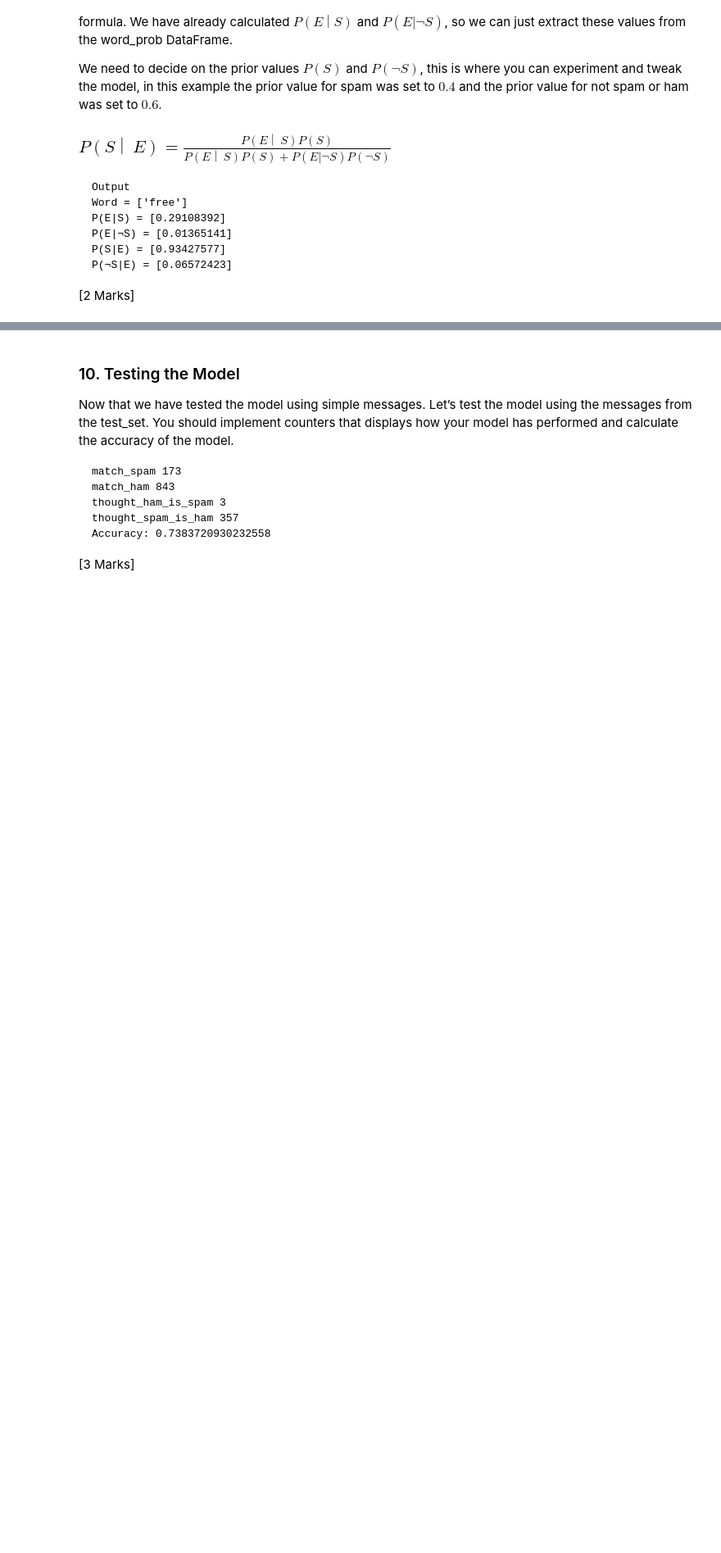
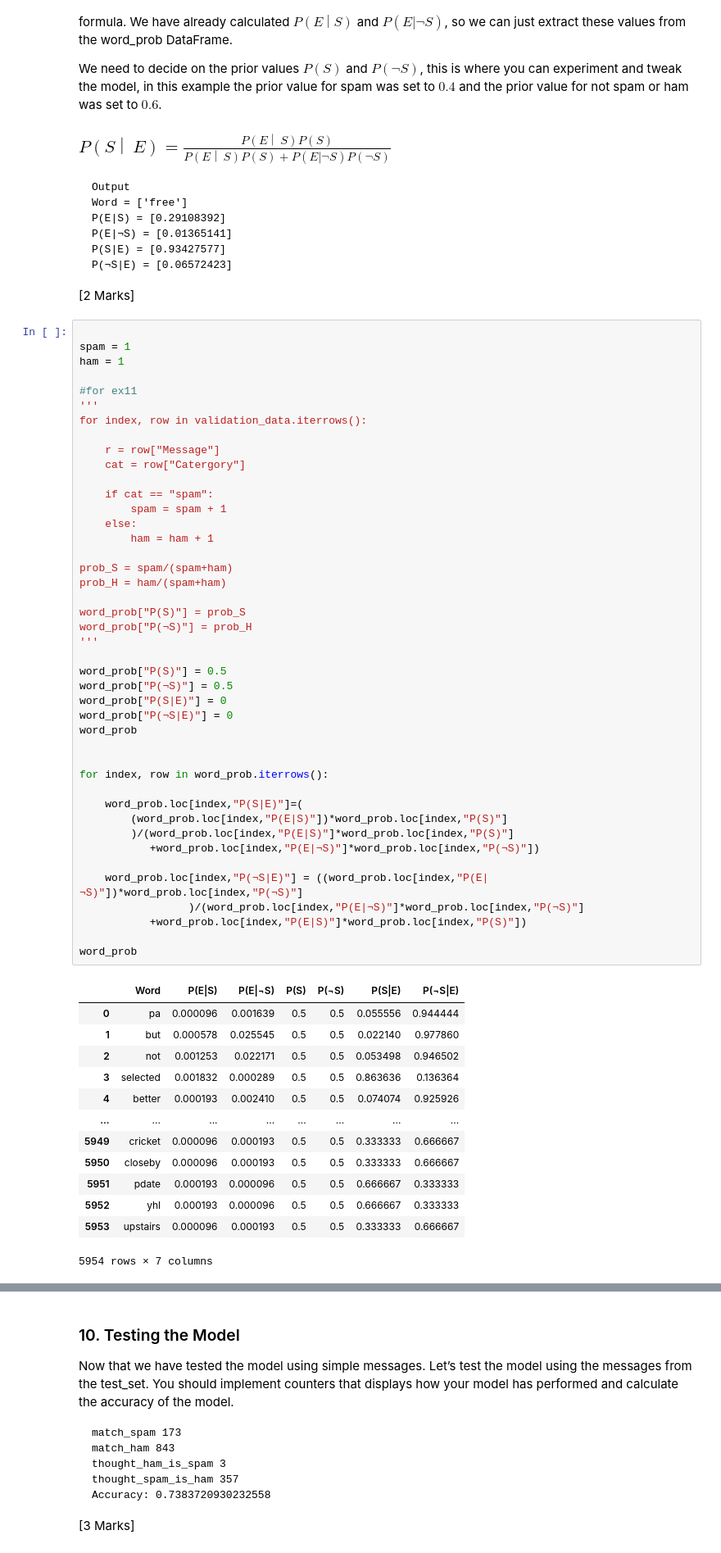
Before and after one commit to hairybear-21566/CompanyEmailSpamFilter, a Jupyter notebook: lab05_spam_filter_student_2024.ipynb, the cells around one changed output, grey strips where cells are left out. Shown at 82% size. Cells and saved outputs as stored; diff of their text form; blank space fills up the shorter version.

```diff
--- a/lab05_spam_filter_student_2024.ipynb
+++ b/lab05_spam_filter_student_2024.ipynb
@@ -237,6 +420,63 @@ P(¬S|E) = [0.06572423]
 </pre>
 
 <p>[2 Marks]</p>
+# %%
+
+spam = 1
+ham = 1
+
+#for ex11
+'''
+for index, row in validation_data.iterrows():
+
+    r = row["Message"]
+    cat = row["Catergory"]
+
+    if cat == "spam":
+        spam = spam + 1
+    else:
+        ham = ham + 1
+
+prob_S = spam/(spam+ham)
+prob_H = ham/(spam+ham)
+
+word_prob["P(S)"] = prob_S
+word_prob["P(¬S)"] = prob_H
+'''
+
+word_prob["P(S)"] = 0.5
+word_prob["P(¬S)"] = 0.5
+word_prob["P(S|E)"] = 0
+word_prob["P(¬S|E)"] = 0
+word_prob
+
+
+for index, row in word_prob.iterrows():
+
+    word_prob.loc[index,"P(S|E)"]=(
+        (word_prob.loc[index,"P(E|S)"])*word_prob.loc[index,"P(S)"]
+        )/(word_prob.loc[index,"P(E|S)"]*word_prob.loc[index,"P(S)"]
+           +word_prob.loc[index,"P(E|¬S)"]*word_prob.loc[index,"P(¬S)"])
+
+    word_prob.loc[index,"P(¬S|E)"] = ((word_prob.loc[index,"P(E|¬S)"])*word_prob.loc[index,"P(¬S)"]
+                 )/(word_prob.loc[index,"P(E|¬S)"]*word_prob.loc[index,"P(¬S)"]
+           +word_prob.loc[index,"P(E|S)"]*word_prob.loc[index,"P(S)"])
+
+word_prob
+# %% [output]
+|  | Word | P(E|S) | P(E|¬S) | P(S) | P(¬S) | P(S|E) | P(¬S|E) |
+| 0 | pa | 0.000096 | 0.001639 | 0.5 | 0.5 | 0.055556 | 0.944444 |
+| 1 | but | 0.000578 | 0.025545 | 0.5 | 0.5 | 0.022140 | 0.977860 |
+| 2 | not | 0.001253 | 0.022171 | 0.5 | 0.5 | 0.053498 | 0.946502 |
+| 3 | selected | 0.001832 | 0.000289 | 0.5 | 0.5 | 0.863636 | 0.136364 |
+| 4 | better | 0.000193 | 0.002410 | 0.5 | 0.5 | 0.074074 | 0.925926 |
+| ... | ... | ... | ... | ... | ... | ... | ... |
+| 5949 | cricket | 0.000096 | 0.000193 | 0.5 | 0.5 | 0.333333 | 0.666667 |
+| 5950 | closeby | 0.000096 | 0.000193 | 0.5 | 0.5 | 0.333333 | 0.666667 |
+| 5951 | pdate | 0.000193 | 0.000096 | 0.5 | 0.5 | 0.666667 | 0.333333 |
+| 5952 | yhl | 0.000193 | 0.000096 | 0.5 | 0.5 | 0.666667 | 0.333333 |
+| 5953 | upstairs | 0.000096 | 0.000193 | 0.5 | 0.5 | 0.333333 | 0.666667 |
+5954 rows × 7 columns
 # %% [markdown]
 <h3>8. Checking the 'spamliness' of several words</h3>
 <p>To check the spamliness of several words contained in a message we multiply the probabilities.  The model assumes the words appear as independent events hence the naïve Bayes.  In reality of course, words are not independent events, but the model still performs well.  So we use the assumption that the words appear independently, and hence we multiply probabilities, so
```
Also changed, not shown: parts of 18 cells of this notebook.
